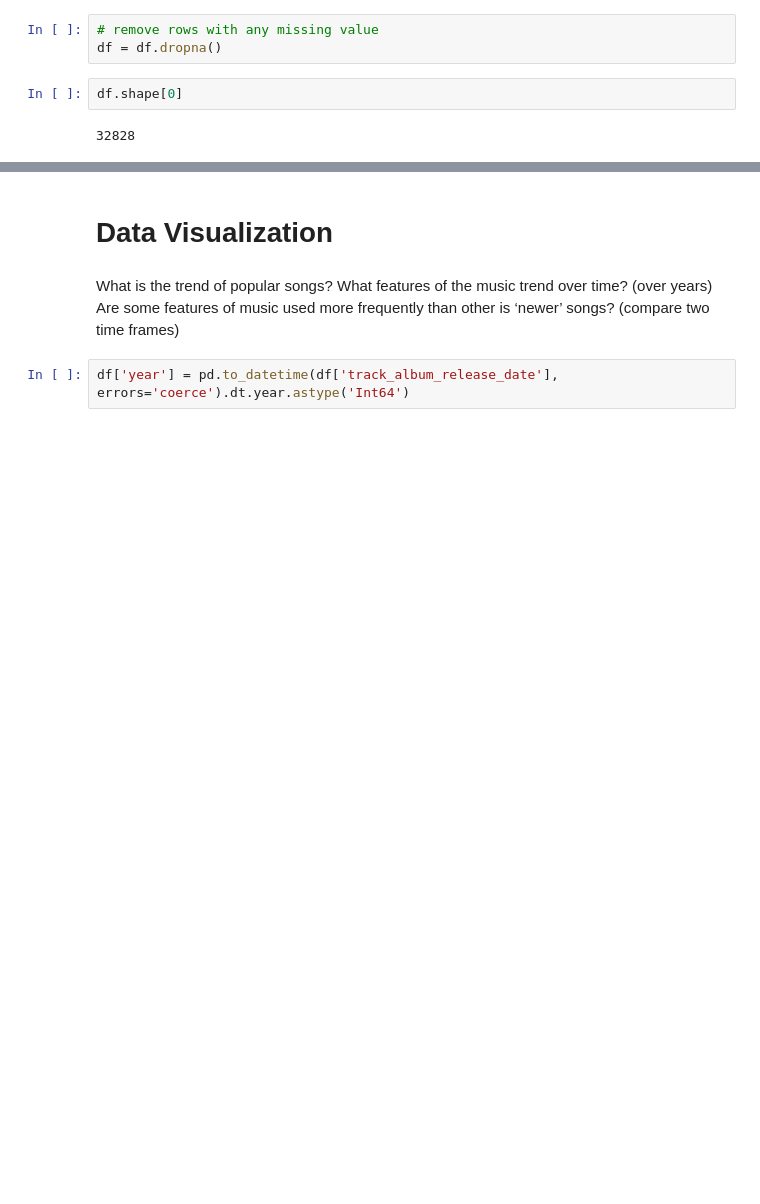
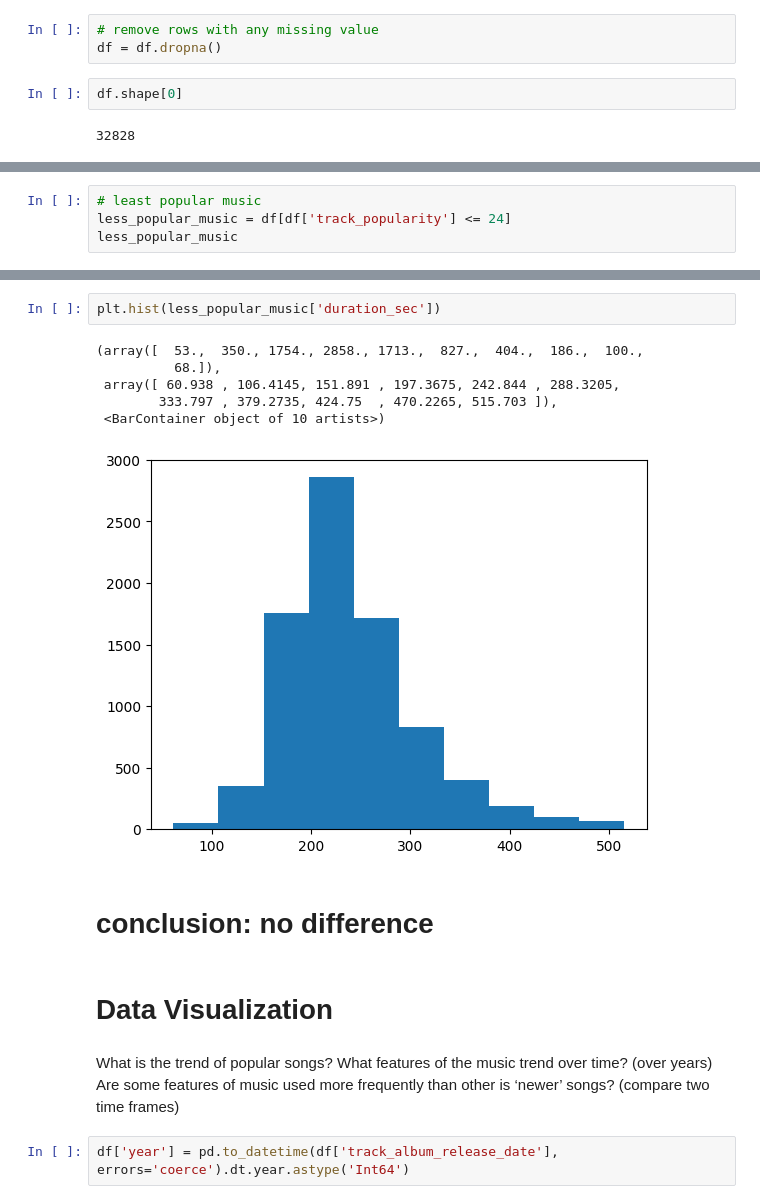
Before and after one commit to hayooniverse/Spotify-Recommendation-Systems, a Jupyter notebook: spotify trend.ipynb, the cells around one changed output, grey strips where cells are left out. Drawn from its saved outputs; the diff is of its cells as text; blank space fills up the shorter version.

```diff
--- a/spotify trend.ipynb
+++ b/spotify trend.ipynb
@@ -70,0 +206,4 @@ df.shape[0]
+# %%
+# least popular music
+less_popular_music = df[df['track_popularity'] <= 24]
+less_popular_music
@@ -71,3 +401,14 @@ df.shape[0]
+# %%
+plt.hist(less_popular_music['duration_sec'])
+# %% [output]
+(array([  53.,  350., 1754., 2858., 1713.,  827.,  404.,  186.,  100.,
+          68.]),
+ array([ 60.938 , 106.4145, 151.891 , 197.3675, 242.844 , 288.3205,
+        333.797 , 379.2735, 424.75  , 470.2265, 515.703 ]),
+ <BarContainer object of 10 artists>)
+[figure, added]
+# %% [markdown]
+# conclusion: no difference
 # %% [markdown]
 # Data Visualization
 # %% [markdown]
```
Also changed, not shown: parts of 37 cells of this notebook.
